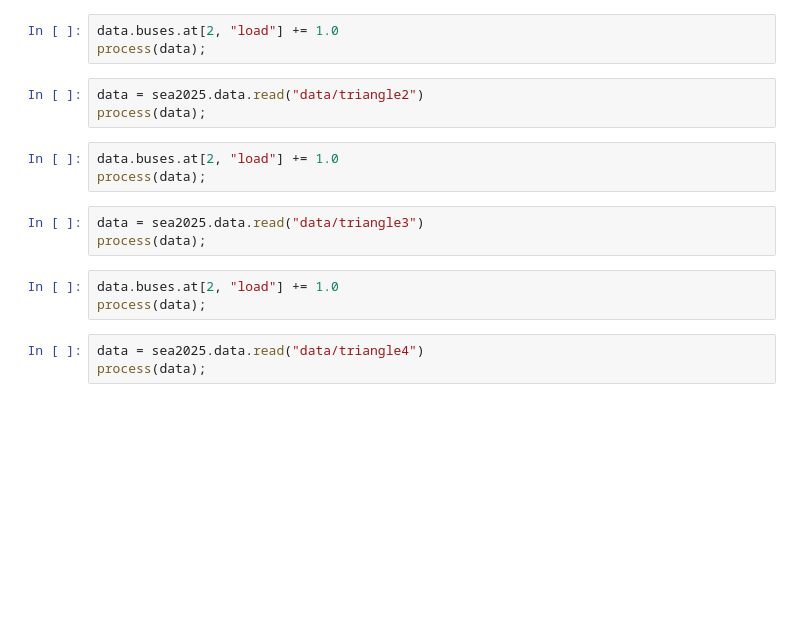
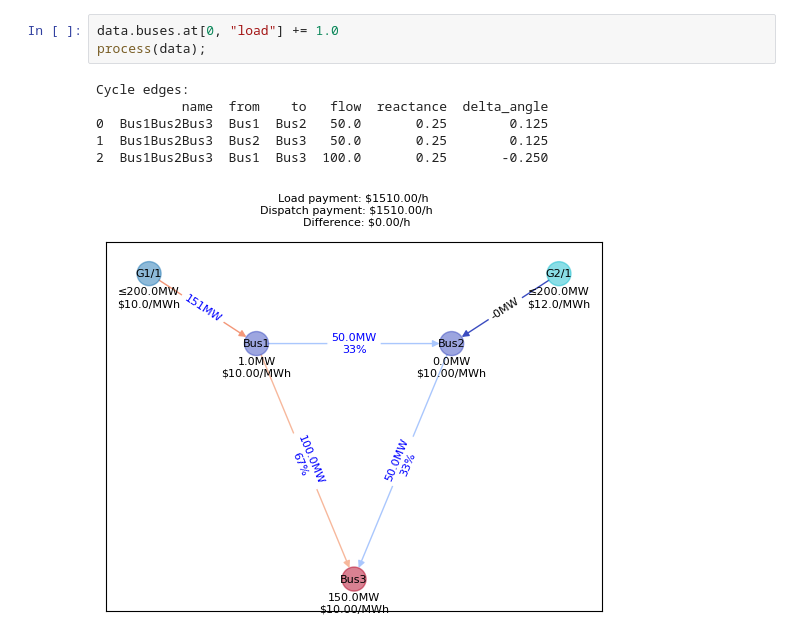
Before and after one commit to ne-pearl/arrow-sea, a Jupyter notebook: deepnote/part3_congestion.ipynb, the cells around one changed output. Cells and saved outputs as stored; diff of their text form; blank space fills up the shorter version.

```diff
--- a/deepnote/part3_congestion.ipynb
+++ b/deepnote/part3_congestion.ipynb
@@ -17,18 +26,10 @@ process(data);
 # %%
-data.buses.at[2, "load"] += 1.0
+data.buses.at[0, "load"] += 1.0
 process(data);
+# %% [output]
+Cycle edges:
+           name  from    to   flow  reactance  delta_angle
+0  Bus1Bus2Bus3  Bus1  Bus2   50.0       0.25        0.125
+1  Bus1Bus2Bus3  Bus2  Bus3   50.0       0.25        0.125
+2  Bus1Bus2Bus3  Bus1  Bus3  100.0       0.25       -0.250
+[figure, added]
-# %%
-data = sea2025.data.read("data/triangle2")
-process(data);
-# %%
-data.buses.at[2, "load"] += 1.0
-process(data);
-# %%
-data = sea2025.data.read("data/triangle3")
-process(data);
-# %%
-data.buses.at[2, "load"] += 1.0
-process(data);
-# %%
-data = sea2025.data.read("data/triangle4")
-process(data);
```
Also changed, not shown: parts of 3 cells of this notebook, 3 other files.
